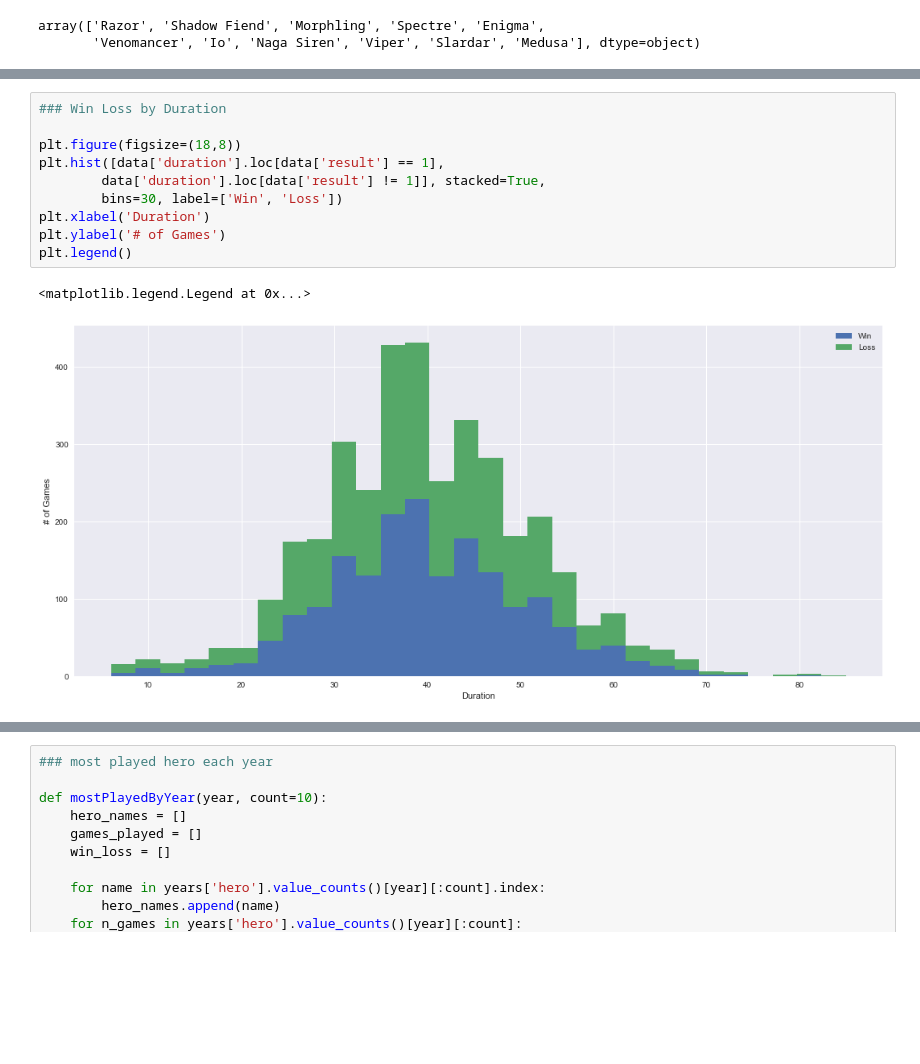
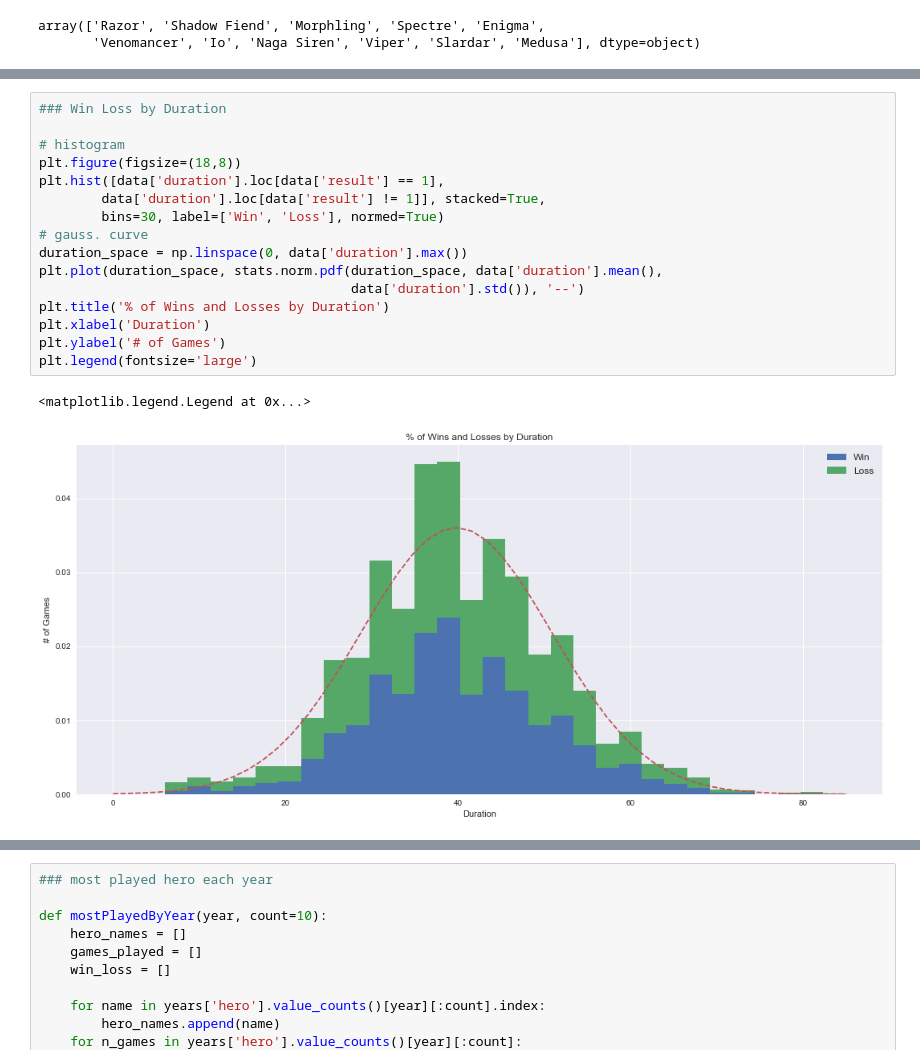
Before and after one commit to billwarker/opendota-analysis, a Jupyter notebook: A Statistical Look Back on my Dota 2 Career.ipynb, the cells around one changed output, grey strips where cells are left out. Cells and saved outputs as stored; diff of their text form; blank space fills up the shorter version.

```diff
--- a/A Statistical Look Back on my Dota 2 Career.ipynb
+++ b/A Statistical Look Back on my Dota 2 Career.ipynb
@@ -899,13 +1027,19 @@ array(['Razor', 'Shadow Fiend', 'Morphling', 'Spectre', 'Enigma',
 # %%
 ### Win Loss by Duration
 
+# histogram
 plt.figure(figsize=(18,8))
 plt.hist([data['duration'].loc[data['result'] == 1],
         data['duration'].loc[data['result'] != 1]], stacked=True,
-        bins=30, label=['Win', 'Loss'])
+        bins=30, label=['Win', 'Loss'], normed=True)
+# gauss. curve
+duration_space = np.linspace(0, data['duration'].max())
+plt.plot(duration_space, stats.norm.pdf(duration_space, data['duration'].mean(),
+                                        data['duration'].std()), '--')
+plt.title('% of Wins and Losses by Duration')
 plt.xlabel('Duration')
 plt.ylabel('# of Games')
-plt.legend()
+plt.legend(fontsize='large')
 # %% [output]
 <matplotlib.legend.Legend at 0x...>
-[figure, old version]
+[figure, new version]
```
Also changed, not shown: parts of 82 cells of this notebook, 1 other file.
